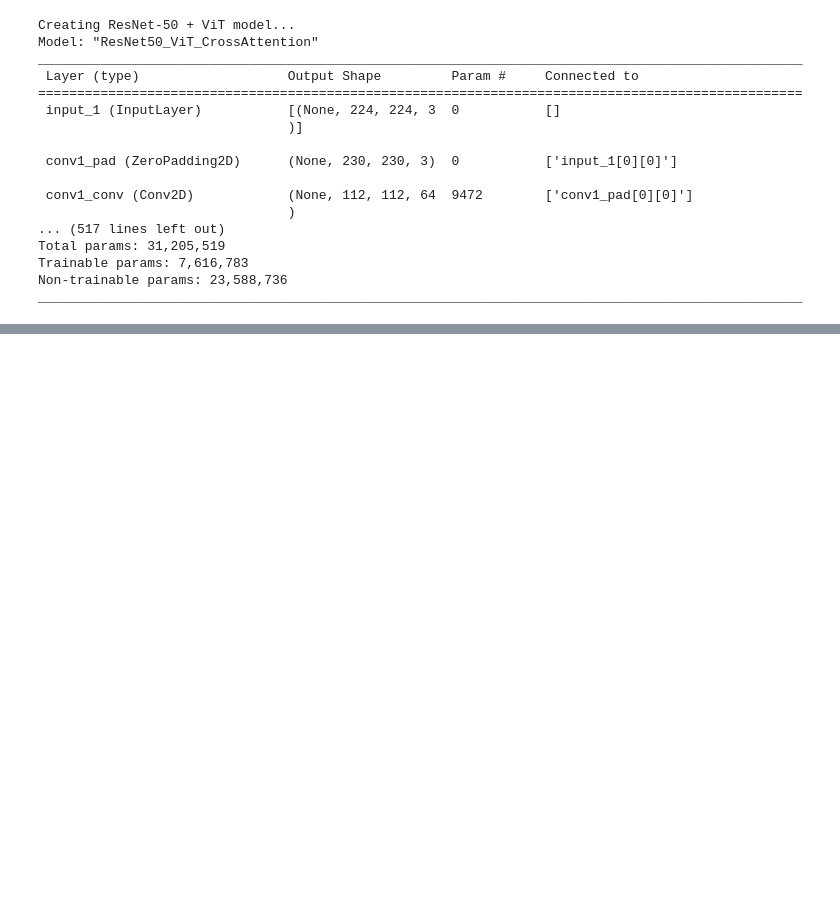
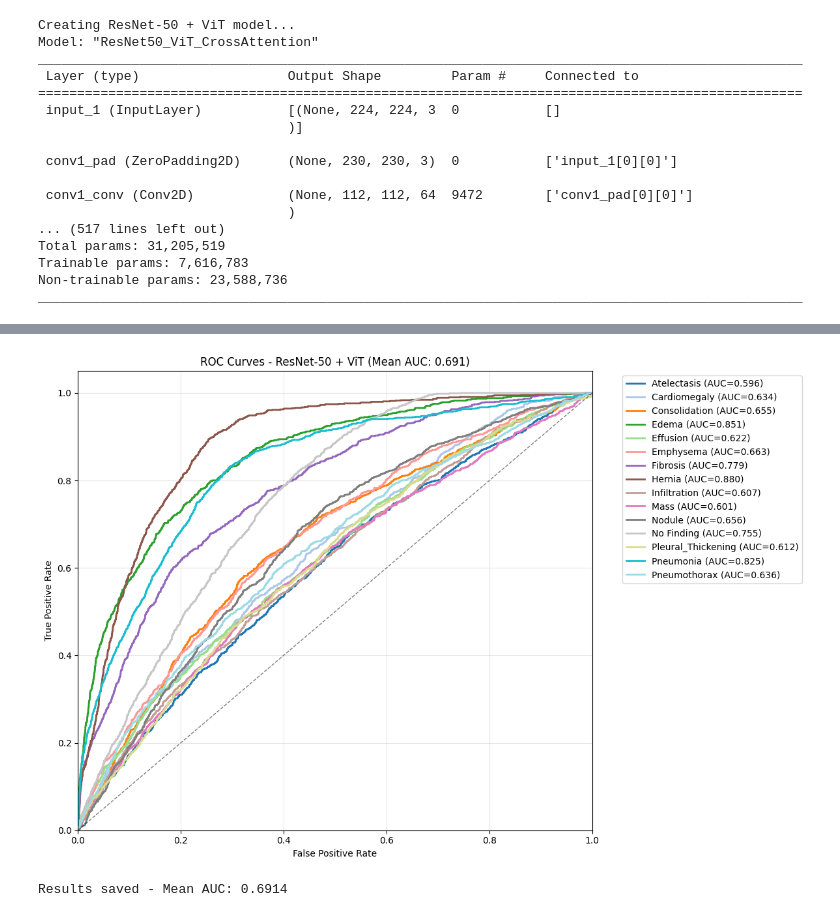
Before and after one commit to PyroJayxX/Thoracic-Disease-Classifier-ResNet50, a Jupyter notebook: ResNet50+ViT.ipynb, the cells around one changed output, grey strips where cells are left out. Cells and saved outputs as stored; diff of their text form; code cells hidden in the pictures; blank space fills up the shorter version.

```diff
--- a/ResNet50+ViT.ipynb
+++ b/ResNet50+ViT.ipynb
@@ -704,0 +720,45 @@ print(f"Final model saved at: ./output/resnet50_vit_final_model.keras")
+# %%
+from sklearn.metrics import roc_curve, auc
+
+def plot_results_and_save(y_true, y_pred, labels):
+    """Plot ROC curves and save results"""
+    plt.figure(figsize=(12, 8))
+
+    aucs = []
+    colors = plt.cm.tab20(np.linspace(0, 1, len(labels)))
+
+    for i, (label, color) in enumerate(zip(labels, colors)):
+        if np.sum(y_true[:, i]) > 0:
+            fpr, tpr, _ = roc_curve(y_true[:, i], y_pred[:, i])
+            auc_score = auc(fpr, tpr)
+            aucs.append(auc_score)
+            plt.plot(fpr, tpr, color=color, linewidth=2,
+                     label=f'{label} (AUC={auc_score:.3f})')
+
+    plt.plot([0, 1], [0, 1], 'k--', linewidth=1, alpha=0.5)
+    plt.xlim([0.0, 1.0])
+    plt.ylim([0.0, 1.05])
+    plt.xlabel('False Positive Rate')
+    plt.ylabel('True Positive Rate')
+    plt.title(f'ROC Curves - ResNet-50 + ViT (Mean AUC: {np.mean(aucs):.3f})')
+    plt.legend(bbox_to_anchor=(1.05, 1), loc='upper left', fontsize=10)
+    plt.grid(True, alpha=0.3)
+    plt.tight_layout()
+    plt.savefig('./output/roc_curves.png', dpi=300, bbox_inches='tight')
+    plt.show()
+
+    # Save detailed results
+    results_df = pd.DataFrame({
+        'Disease': labels[:len(aucs)],
+        'AUC': aucs,
+        'Positive_Samples': [np.sum(y_true[:, i]) for i in range(len(aucs))]
+    })
+    results_df['Mean_AUC'] = np.mean(aucs)
+    results_df.to_csv('./output/model_results.csv', index=False)
+
+    print(f"Results saved - Mean AUC: {np.mean(aucs):.4f}")
+
+plot_results_and_save(val_labels, val_predictions, CLASS_NAMES)
+# %% [output]
+[figure, added]
+Results saved - Mean AUC: 0.6914
```
Also changed, not shown: parts of 2 cells of this notebook, 15 other files.
